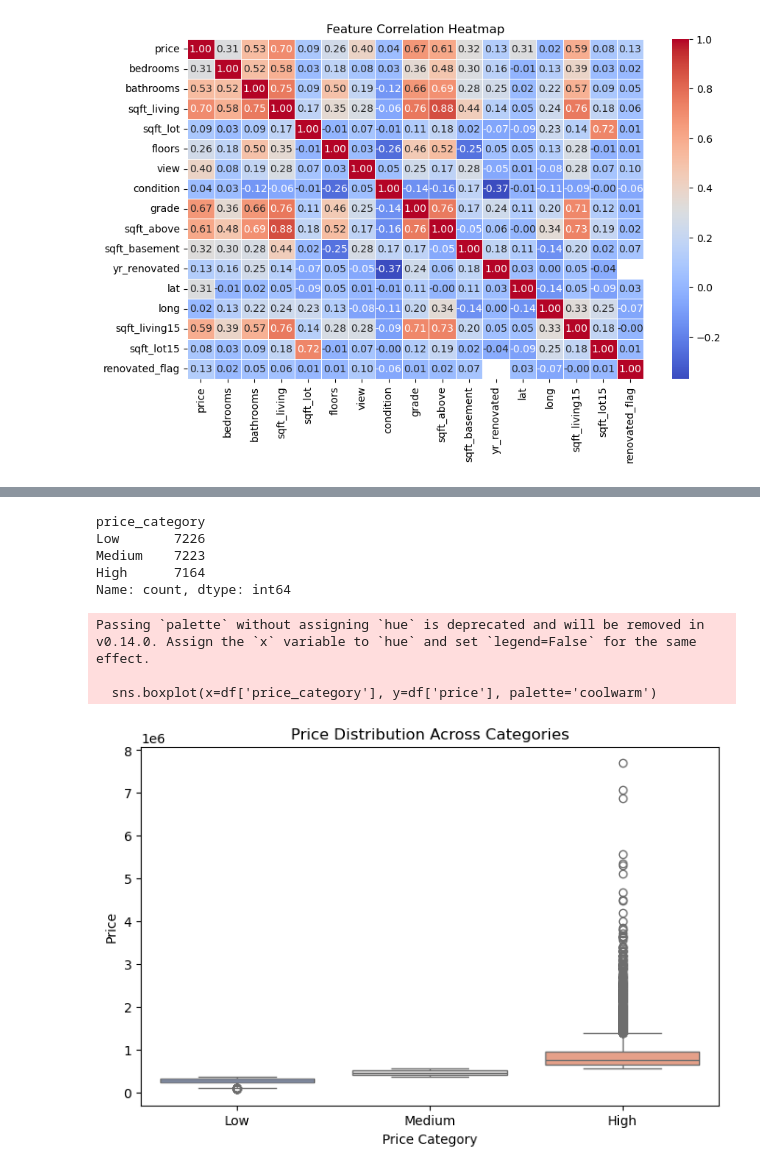
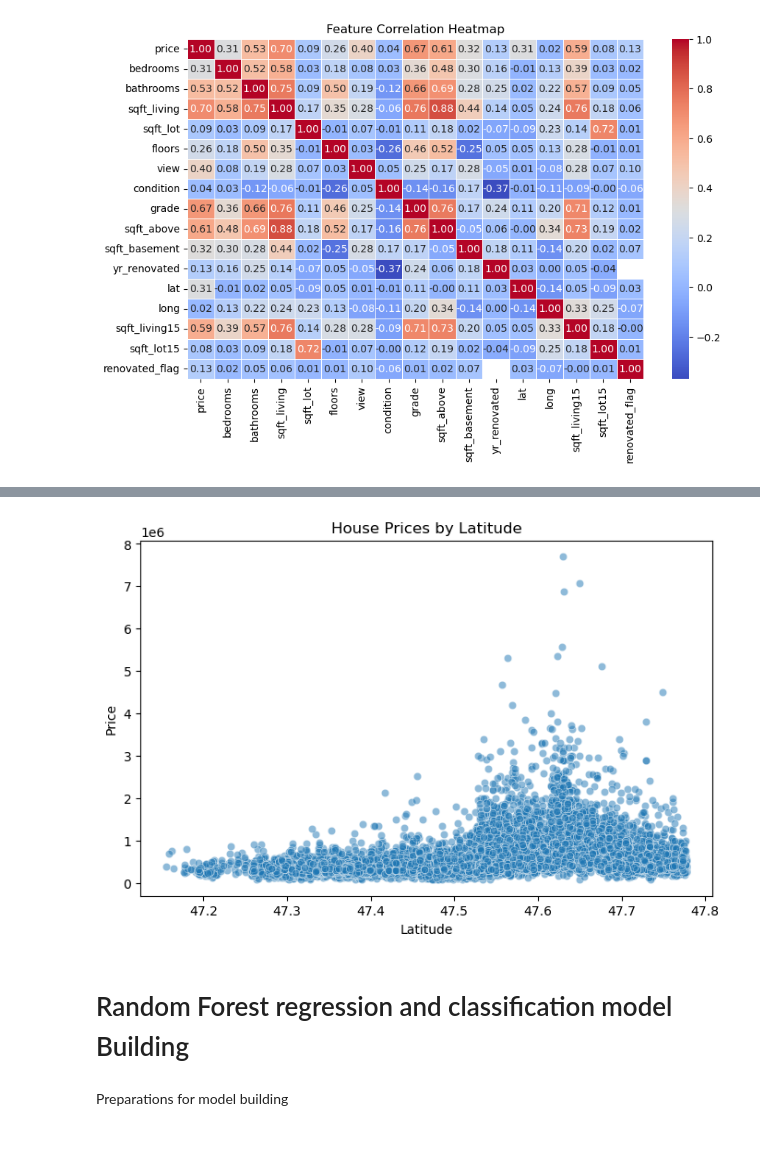
Before and after one commit to Aarabishan/PDS_Portfolio, a Jupyter notebook: Portfolio_Complete_Analysis.ipynb, the cells around one changed output, grey strips where cells are left out. Drawn from its saved outputs; the diff is of its cells as text; code cells hidden in the pictures; blank space fills up the shorter version.

Commit message:
Model building

```diff
--- a/Portfolio_Complete_Analysis.ipynb
+++ b/Portfolio_Complete_Analysis.ipynb
@@ -318,26 +309,29 @@ plt.show()
+# %%
+# Scatter plot of latitude vs. price
+plt.figure(figsize=(8,5))
+sns.scatterplot(x=df['lat'], y=df['price'], alpha=0.5)
+plt.title('House Prices by Latitude')
+plt.xlabel('Latitude')
+plt.ylabel('Price')
+plt.show()
+# %% [output]
+[figure, added]
 # %%
 #grouping house prices
 # Define price quantiles
-df['price_category'] = pd.qcut(df['price'], q=3, labels=['Low', 'Medium', 'High'])
+#df['price_category'] = pd.qcut(df['price'], q=3, labels=['Low', 'Medium', 'High'])
 
 # Check distribution
-df['price_category'].value_counts()
+#df['price_category'].value_counts()
-# %% [output]
-price_category
-Low       7226
-Medium    7223
-High      7164
-Name: count, dtype: int64
 # %%
 #Boxplot of each price range
-plt.figure(figsize=(8,5))
-sns.boxplot(x=df['price_category'], y=df['price'], palette='coolwarm')
-plt.title("Price Distribution Across Categories")
-plt.xlabel("Price Category")
-plt.ylabel("Price")
-plt.show()
+#plt.figure(figsize=(8,5))
+#sns.boxplot(x=df['price_category'], y=df['price'], palette='coolwarm')
+#plt.title("Price Distribution Across Categories")
+#plt.xlabel("Price Category")
+#plt.ylabel("Price")
+#plt.show()
-# %% [output]
-Passing `palette` without assigning `hue` is deprecated and will be removed in v0.14.0. Assign the `x` variable to `hue` and set `legend=False` for the same effect.
-
-  sns.boxplot(x=df['price_category'], y=df['price'], palette='coolwarm')
-[figure, removed]
+# %% [markdown]
+# Random Forest regression and classification model Building
+# %% [markdown]
+Preparations for model building
```
Also changed, not shown: parts of 12 cells of this notebook.
